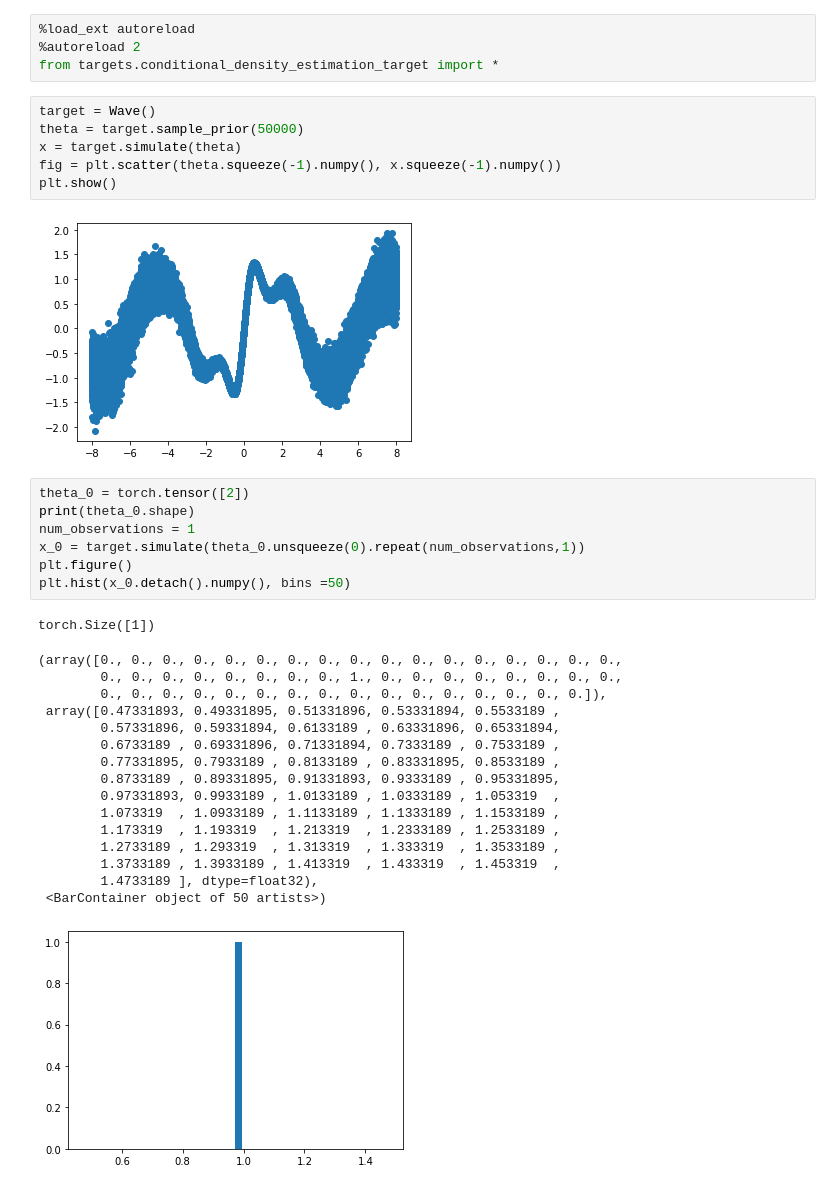
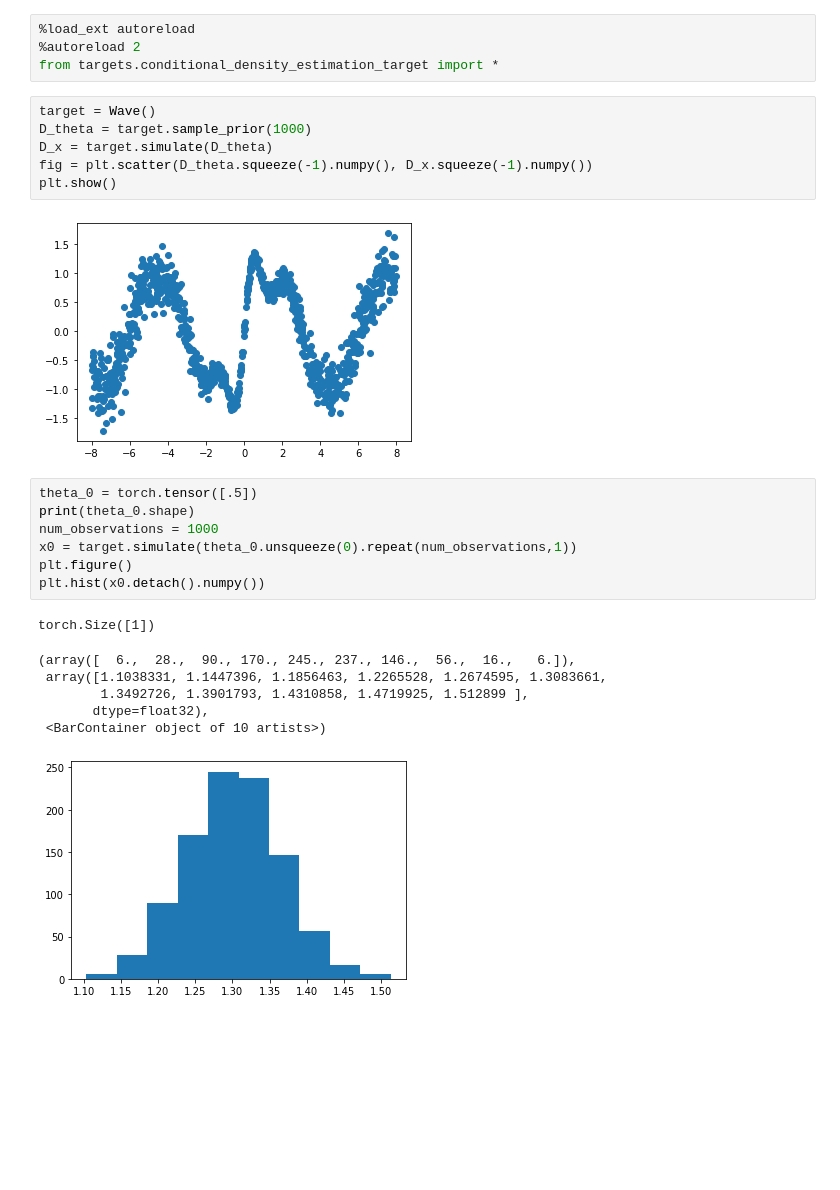
Before and after one commit to ElouanARGOUARCH/SBI, a Jupyter notebook: Mala on nn.module parameters joint density estimation.ipynb, the cells around one changed output. Saved outputs shown, nothing was run; the diff lists cells and outputs as text; blank space fills up the shorter version.

```diff
--- a/Mala on nn.module parameters joint density estimation.ipynb
+++ b/Mala on nn.module parameters joint density estimation.ipynb
@@ -4,34 +4,24 @@
 from targets.conditional_density_estimation_target import *
 # %%
 target = Wave()
-theta = target.sample_prior(50000)
-x = target.simulate(theta)
-fig = plt.scatter(theta.squeeze(-1).numpy(), x.squeeze(-1).numpy())
+D_theta = target.sample_prior(1000)
+D_x = target.simulate(D_theta)
+fig = plt.scatter(D_theta.squeeze(-1).numpy(), D_x.squeeze(-1).numpy())
 plt.show()
 # %% [output]
-[figure, old version]
+[figure, new version]
 # %%
-theta_0 = torch.tensor([2])
+theta_0 = torch.tensor([.5])
 print(theta_0.shape)
-num_observations = 1
-x_0 = target.simulate(theta_0.unsqueeze(0).repeat(num_observations,1))
+num_observations = 1000
+x0 = target.simulate(theta_0.unsqueeze(0).repeat(num_observations,1))
 plt.figure()
-plt.hist(x_0.detach().numpy(), bins =50)
+plt.hist(x0.detach().numpy())
 # %% [output]
 torch.Size([1])
-(array([0., 0., 0., 0., 0., 0., 0., 0., 0., 0., 0., 0., 0., 0., 0., 0., 0.,
-        0., 0., 0., 0., 0., 0., 0., 0., 1., 0., 0., 0., 0., 0., 0., 0., 0.,
-        0., 0., 0., 0., 0., 0., 0., 0., 0., 0., 0., 0., 0., 0., 0., 0.]),
- array([0.47331893, 0.49331895, 0.51331896, 0.53331894, 0.5533189 ,
-        0.57331896, 0.59331894, 0.6133189 , 0.63331896, 0.65331894,
-        0.6733189 , 0.69331896, 0.71331894, 0.7333189 , 0.7533189 ,
-        0.77331895, 0.7933189 , 0.8133189 , 0.83331895, 0.8533189 ,
-        0.8733189 , 0.89331895, 0.91331893, 0.9333189 , 0.95331895,
-        0.97331893, 0.9933189 , 1.0133189 , 1.0333189 , 1.053319  ,
-        1.073319  , 1.0933189 , 1.1133189 , 1.1333189 , 1.1533189 ,
-        1.173319  , 1.193319  , 1.213319  , 1.2333189 , 1.2533189 ,
-        1.2733189 , 1.293319  , 1.313319  , 1.333319  , 1.3533189 ,
-        1.3733189 , 1.3933189 , 1.413319  , 1.433319  , 1.453319  ,
-        1.4733189 ], dtype=float32),
- <BarContainer object of 50 artists>)
+(array([  6.,  28.,  90., 170., 245., 237., 146.,  56.,  16.,   6.]),
+ array([1.1038331, 1.1447396, 1.1856463, 1.2265528, 1.2674595, 1.3083661,
+        1.3492726, 1.3901793, 1.4310858, 1.4719925, 1.512899 ],
+       dtype=float32),
+ <BarContainer object of 10 artists>)
-[figure, old version]
+[figure, new version]
```
Also changed, not shown: parts of 14 cells of this notebook, 14 other files.
